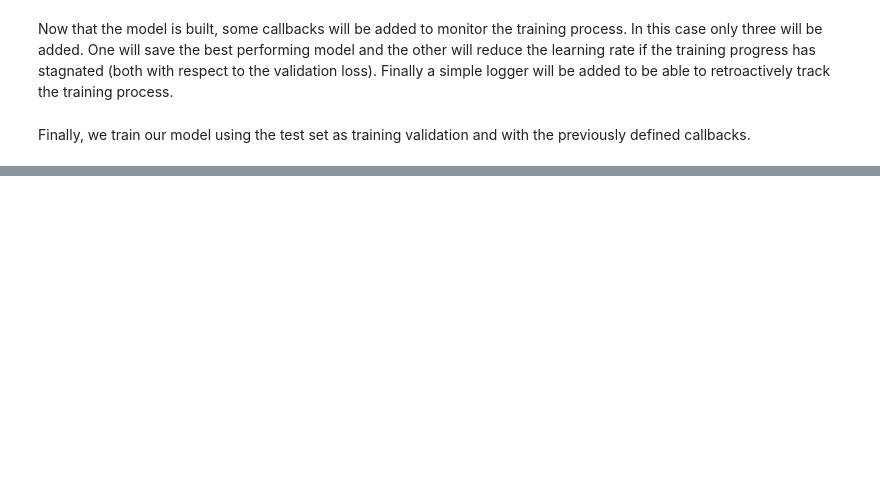
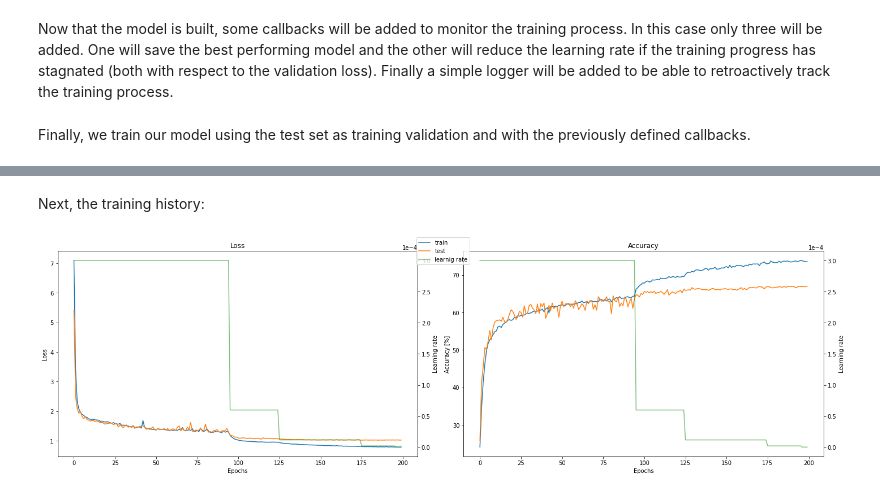
Before and after one commit to shilangyu/AIF-emotion-detection, a Jupyter notebook: image/image_emotion_detection.ipynb, the cells around one changed output, grey strips where cells are left out. Saved outputs shown, nothing was run; the diff lists cells and outputs as text; code cells hidden in the pictures; blank space fills up the shorter version.

```diff
--- a/image/image_emotion_detection.ipynb
+++ b/image/image_emotion_detection.ipynb
@@ -232,0 +245,44 @@ _ = model.evaluate(test)
+# %% [markdown]
+Next, the training history:
+# %%
+import csv
+
+with open(log_file) as f:
+    reader = csv.DictReader(f)
+    data = [*reader]
+
+fig, (ax1, ax2) = plt.subplots(1, 2, figsize=(20, 6))
+
+
+line1 = ax1.plot([float(x['loss']) for x in data], label="train")
+line2 = ax1.plot([float(x['val_loss']) for x in data], label="test")
+ax1_2 = ax1.twinx()
+line3 = ax1_2.plot([float(x['lr']) for x in data], 'g-',
+                   alpha=0.5, label="learnig rate")
+ax1_2.ticklabel_format(axis="y", style="sci", scilimits=(0, 0))
+
+ax1.set_title('Loss')
+ax1.set_xlabel('Epochs')
+ax1.set_ylabel('Loss')
+ax1_2.set_ylabel('Learning rate')
+
+ax2.plot(np.array([float(x['accuracy']) for x in data]) * 100)
+ax2.plot(np.array([float(x['val_accuracy']) for x in data]) * 100)
+ax2_2 = ax2.twinx()
+ax2_2.plot([float(x['lr']) for x in data], 'g-', alpha=0.5,)
+ax2_2.ticklabel_format(axis="y", style="sci", scilimits=(0, 0))
+
+ax2.set_title('Accuracy')
+ax2.set_xlabel('Epochs')
+ax2.set_ylabel('Accuracy [%]')
+ax2_2.set_ylabel('Learning rate')
+
+
+lines = line1+line2+line3
+labels = [l.get_label() for l in lines]
+fig.legend(lines, labels, loc='upper center')
+fig.tight_layout()
+
+plt.show()
+# %% [output]
+[figure, added]
```
Also changed, not shown: parts of 13 cells of this notebook, 1 other file.
